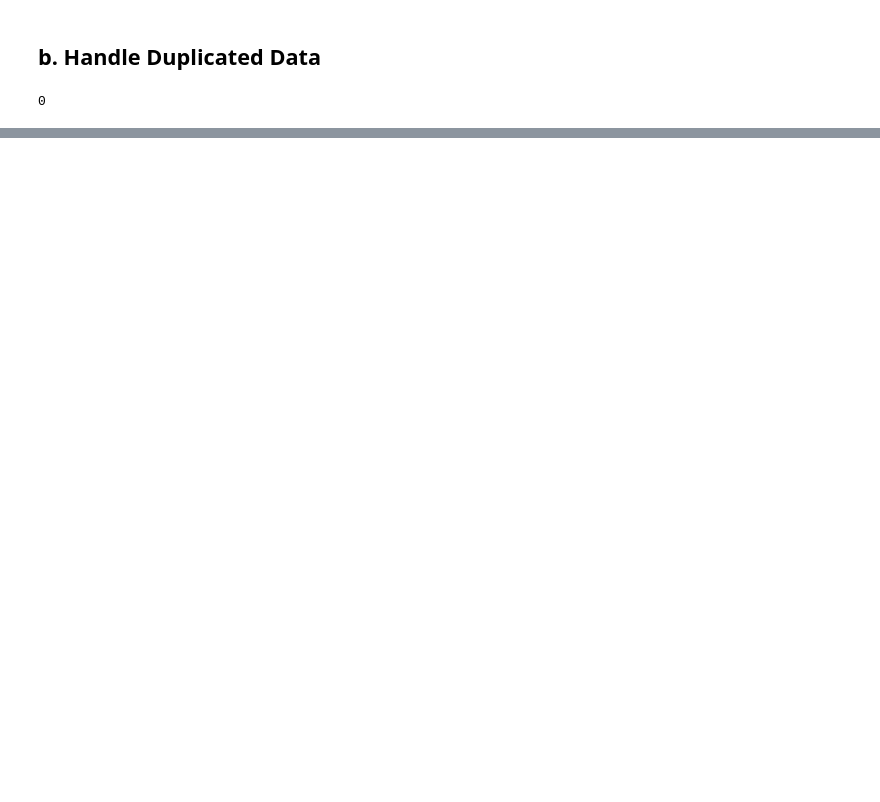
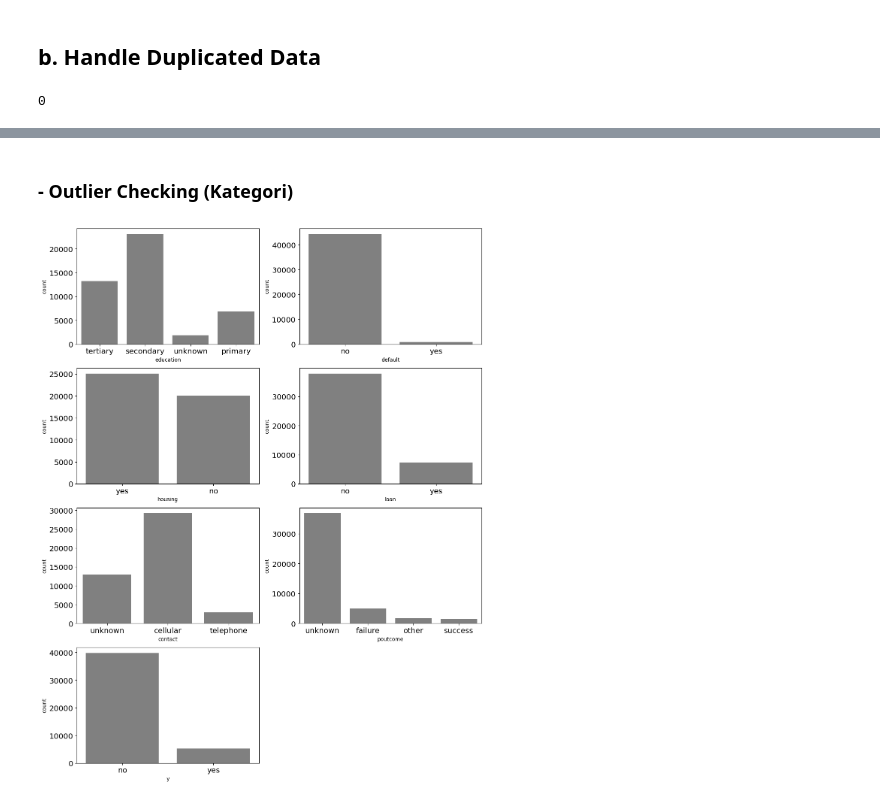
Before and after one commit to rendybk/finpro_model_masetros, a Jupyter notebook: Finpro_Phase_1.ipynb, the cells around one changed output, grey strips where cells are left out. Saved outputs shown, nothing was run; the diff lists cells and outputs as text; code cells hidden in the pictures; blank space fills up the shorter version.

```diff
--- a/Finpro_Phase_1.ipynb
+++ b/Finpro_Phase_1.ipynb
@@ -87,0 +190,12 @@ data.duplicated(subset=['age','job','marital','education','housing','loan','cont
+# %% [markdown]
+### - Outlier Checking (Kategori)
+# %%
+plt.figure(figsize=(12, 15))
+num_columns = 2
+
+for i in range(0, len(cats[2:])):
+    plt.subplot(4, num_columns, i+1)
+    sns.countplot(x=data[cats[2:][i]], color='gray', orient='h')
+    plt.tight_layout()
+# %% [output]
+[figure, added]
```
Also changed, not shown: parts of 28 cells of this notebook.
